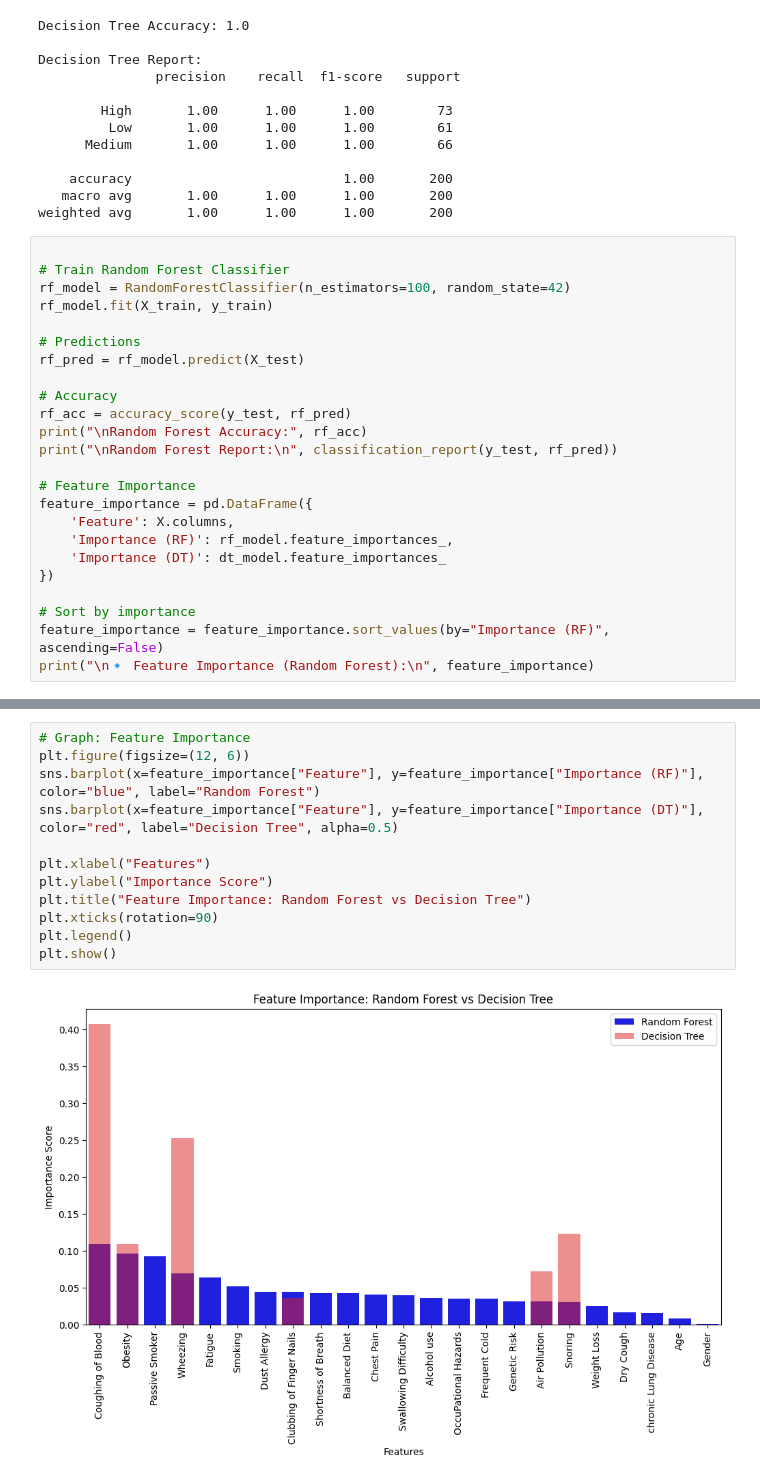
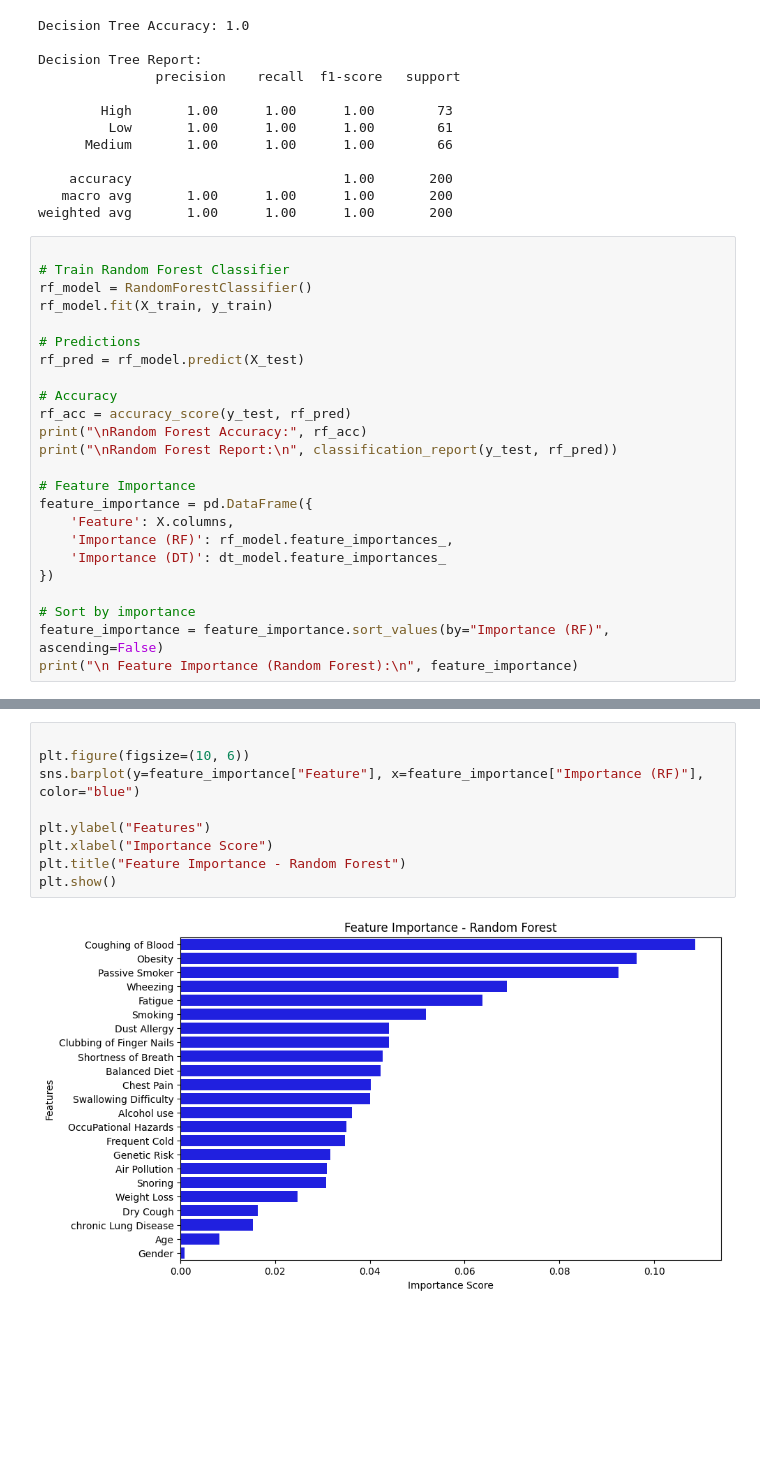
Before and after one commit to Shimul-Zahan/ML-Bootcamp, a Jupyter notebook: ML Assignment/Cancer Predictions/model.ipynb, the cells around one changed output, grey strips where cells are left out. Saved outputs shown, nothing was run; the diff lists cells and outputs as text; blank space fills up the shorter version.

```diff
--- a/ML Assignment/Cancer Predictions/model.ipynb
+++ b/ML Assignment/Cancer Predictions/model.ipynb
@@ -52,7 +52,7 @@ weighted avg       1.00      1.00      1.00       200
 # %%
 
 # Train Random Forest Classifier
-rf_model = RandomForestClassifier(n_estimators=100, random_state=42)
+rf_model = RandomForestClassifier()
 rf_model.fit(X_train, y_train)
 
 # Predictions
@@ -72,7 +72,7 @@ feature_importance = pd.DataFrame({
 
 # Sort by importance
 feature_importance = feature_importance.sort_values(by="Importance (RF)", ascending=False)
-print("\n🔹 Feature Importance (Random Forest):\n", feature_importance)
+print("\n Feature Importance (Random Forest):\n", feature_importance)
 # %% [output]
 Random Forest Accuracy: 1.0
 
@@ -94,14 +94,11 @@ weighted avg       1.00      1.00      1.00       200
 # %%
-# Graph: Feature Importance
-plt.figure(figsize=(12, 6))
-sns.barplot(x=feature_importance["Feature"], y=feature_importance["Importance (RF)"], color="blue", label="Random Forest")
-sns.barplot(x=feature_importance["Feature"], y=feature_importance["Importance (DT)"], color="red", label="Decision Tree", alpha=0.5)
 
-plt.xlabel("Features")
-plt.ylabel("Importance Score")
-plt.title("Feature Importance: Random Forest vs Decision Tree")
-plt.xticks(rotation=90)
-plt.legend()
+plt.figure(figsize=(10, 6))
+sns.barplot(y=feature_importance["Feature"], x=feature_importance["Importance (RF)"], color="blue")
+
+plt.ylabel("Features")
+plt.xlabel("Importance Score")
+plt.title("Feature Importance - Random Forest")
 plt.show()
 # %% [output]
-[figure, old version]
+[figure, new version]
```
Also changed, not shown: parts of 2 cells of this notebook, 1 other file.
